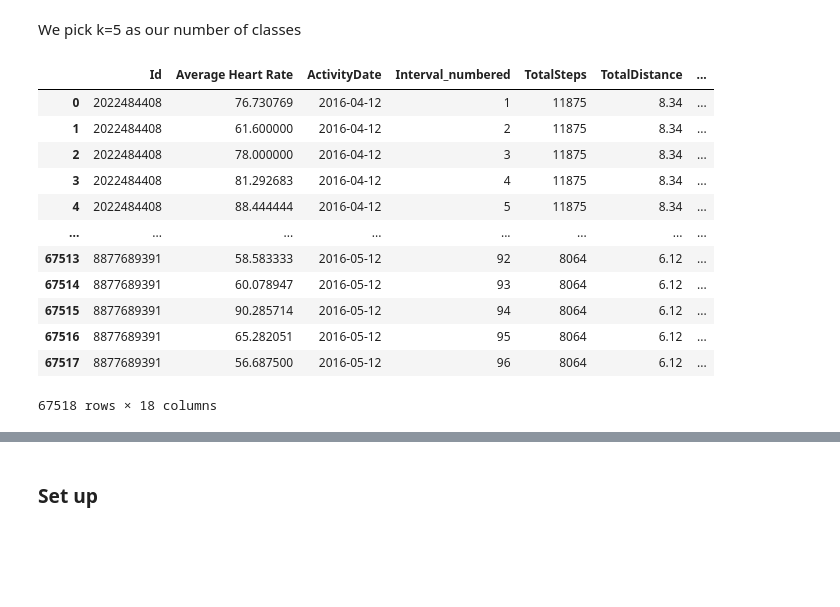
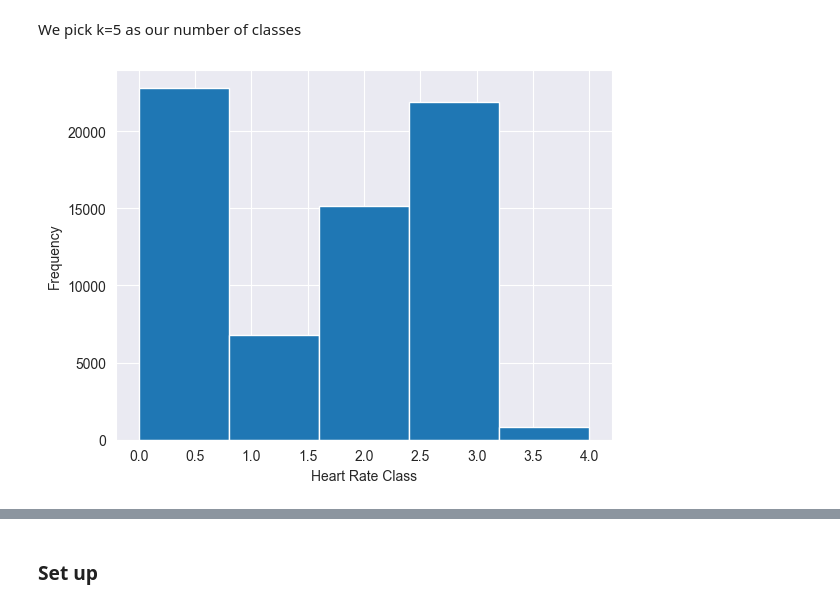
Before and after one commit to saran-sankar/fit-da, a Jupyter notebook: activity.ipynb, the cells around one changed output, grey strips where cells are left out. Cells and saved outputs as stored; diff of their text form; code cells hidden in the pictures; blank space fills up the shorter version.

```diff
--- a/activity.ipynb
+++ b/activity.ipynb
@@ -721,21 +732,15 @@ plt.show()
 # %% [markdown]
 We pick k=5 as our number of classes
 # %%
+# Create Heart Rate Classes using KNN
 kmeans = KMeans(n_clusters=5, random_state=42, n_init=10)
 kmeans.fit(df_new[['Average Heart Rate']])
-df_new['Heart Rate Zone'] = kmeans.labels_
-df_new
+df_new['Heart Rate Class'] = kmeans.labels_
+
+#Plot the histogram
+plt.hist(df_new['Heart Rate Class'], bins=5)
+plt.xlabel('Heart Rate Class')
+plt.ylabel('Frequency')
+plt.show()
 # %% [output]
-|  | Id | Average Heart Rate | ActivityDate | Interval_numbered | TotalSteps | TotalDistance | ... |
-| 0 | 2022484408 | 76.730769 | 2016-04-12 | 1 | 11875 | 8.34 | ... |
-| 1 | 2022484408 | 61.600000 | 2016-04-12 | 2 | 11875 | 8.34 | ... |
-| 2 | 2022484408 | 78.000000 | 2016-04-12 | 3 | 11875 | 8.34 | ... |
-| 3 | 2022484408 | 81.292683 | 2016-04-12 | 4 | 11875 | 8.34 | ... |
-| 4 | 2022484408 | 88.444444 | 2016-04-12 | 5 | 11875 | 8.34 | ... |
-| ... | ... | ... | ... | ... | ... | ... | ... |
-| 67513 | 8877689391 | 58.583333 | 2016-05-12 | 92 | 8064 | 6.12 | ... |
-| 67514 | 8877689391 | 60.078947 | 2016-05-12 | 93 | 8064 | 6.12 | ... |
-| 67515 | 8877689391 | 90.285714 | 2016-05-12 | 94 | 8064 | 6.12 | ... |
-| 67516 | 8877689391 | 65.282051 | 2016-05-12 | 95 | 8064 | 6.12 | ... |
-| 67517 | 8877689391 | 56.687500 | 2016-05-12 | 96 | 8064 | 6.12 | ... |
-67518 rows × 18 columns
+[figure, added]
```
Also changed, not shown: parts of 30 cells of this notebook.
